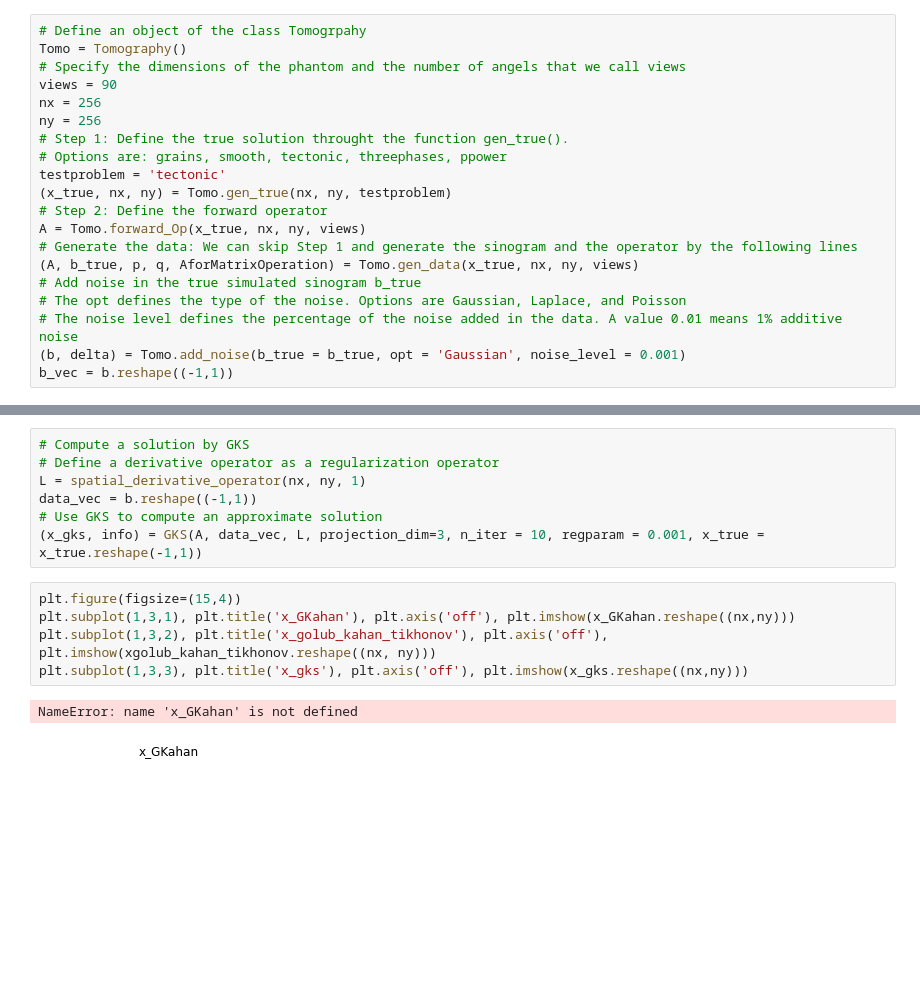
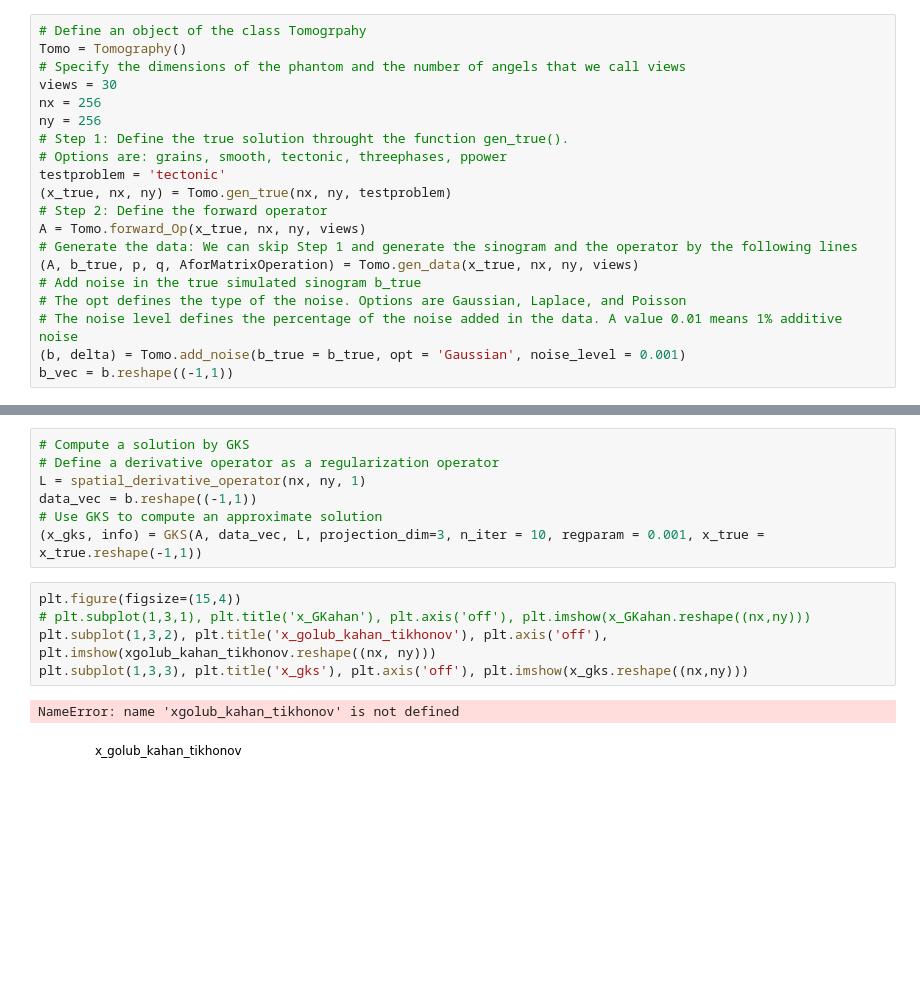
Before and after one commit to mpasha3/trips-py, a Jupyter notebook: demos/demo_Tomo_large_scale.ipynb, the cells around one changed output, grey strips where cells are left out. Cells and saved outputs as stored; diff of their text form.

```diff
--- a/demos/demo_Tomo_large_scale.ipynb
+++ b/demos/demo_Tomo_large_scale.ipynb
@@ -54,7 +54,7 @@ from trips.utilities.operators import *
 # Define an object of the class Tomogrpahy
 Tomo = Tomography()
 # Specify the dimensions of the phantom and the number of angels that we call views
-views = 90
+views = 30
 nx = 256
 ny = 256
 # Step 1: Define the true solution throught the function gen_true().
@@ -278,9 +270,9 @@ data_vec = b.reshape((-1,1))
 (x_gks, info) = GKS(A, data_vec, L, projection_dim=3, n_iter = 10, regparam = 0.001, x_true = x_true.reshape(-1,1))
 # %%
 plt.figure(figsize=(15,4))
-plt.subplot(1,3,1), plt.title('x_GKahan'), plt.axis('off'), plt.imshow(x_GKahan.reshape((nx,ny)))
+# plt.subplot(1,3,1), plt.title('x_GKahan'), plt.axis('off'), plt.imshow(x_GKahan.reshape((nx,ny)))
 plt.subplot(1,3,2), plt.title('x_golub_kahan_tikhonov'), plt.axis('off'), plt.imshow(xgolub_kahan_tikhonov.reshape((nx, ny)))
 plt.subplot(1,3,3), plt.title('x_gks'), plt.axis('off'), plt.imshow(x_gks.reshape((nx,ny)))
 # %% [output]
-NameError: name 'x_GKahan' is not defined
+NameError: name 'xgolub_kahan_tikhonov' is not defined
-[figure, old version]
+[figure, new version]
```
Also changed, not shown: parts of 14 cells of this notebook, 7 other files.
